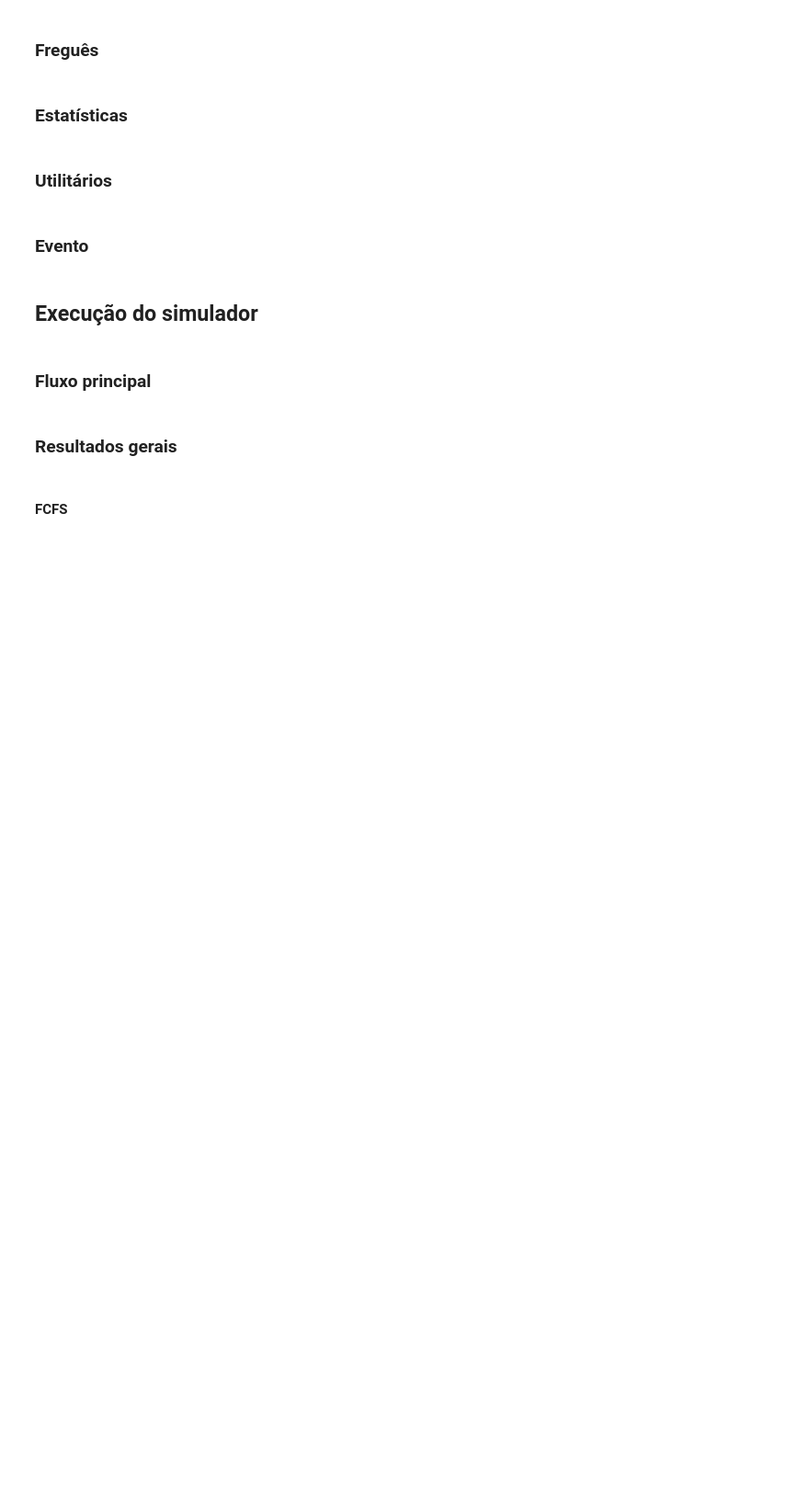
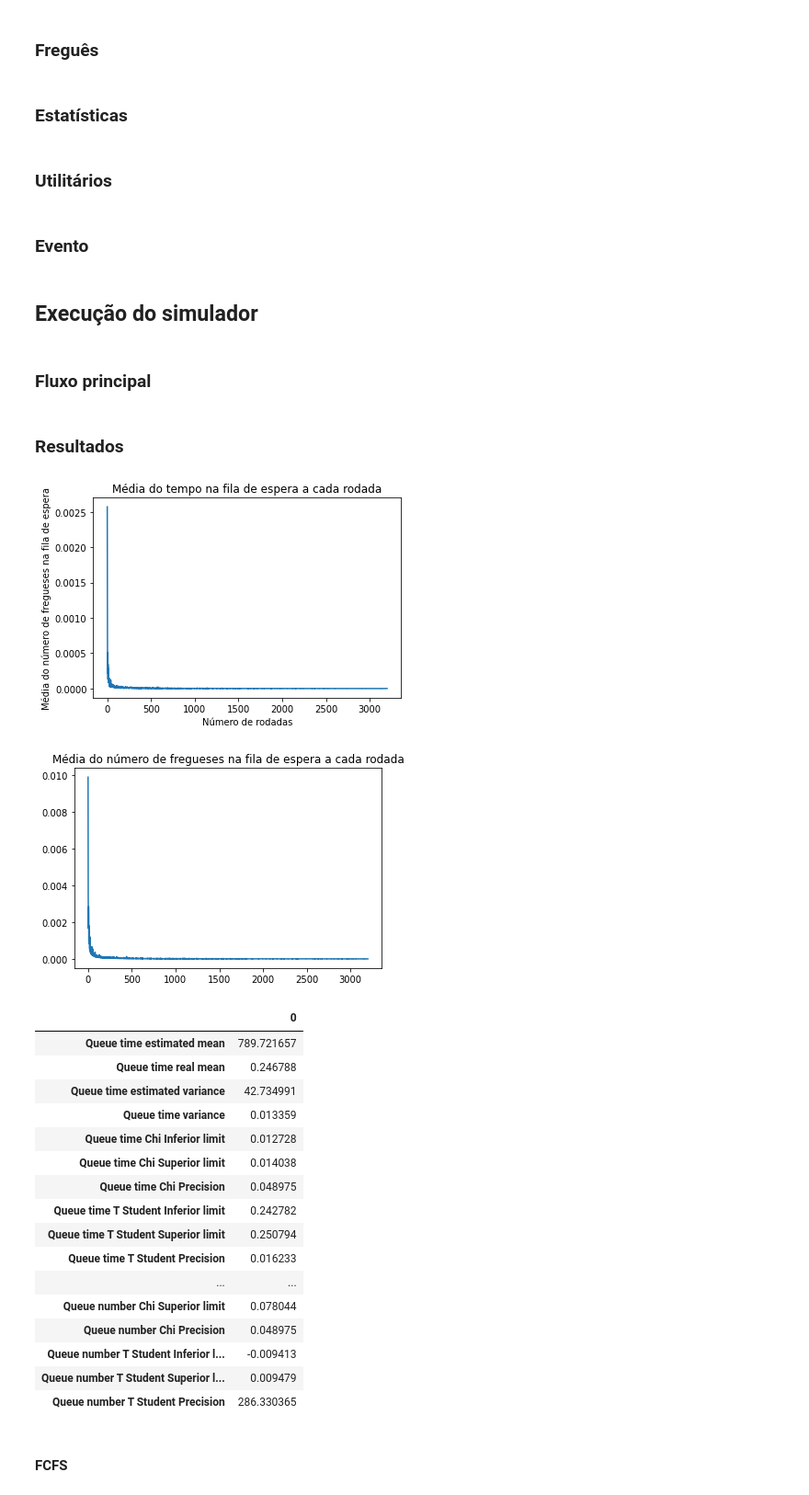
Before and after one commit to RafaelxFernandes/Avaliacao-e-Desempenho-22.1, a Jupyter notebook: simulador.ipynb, the cells around one changed output. Shown at 92% size. Saved outputs shown, nothing was run; the diff lists cells and outputs as text; code cells hidden in the pictures; blank space fills up the shorter version.

Commit message:
seed | resultados tabelados

```diff
--- a/simulador.ipynb
+++ b/simulador.ipynb
@@ -155,10 +157,9 @@ class Utils:
         return t0
 
 
-    # A taxa de serviço é igual à 1 pois foi dada na descrição do trabalho
     def generate_service_time():
         '''
-        Calcula tempo de serviço com taxa igual à 1
+        Calcula tempo de serviço com taxa igual à 1, pois foi dada na descrição do trabalho
         '''
 
         u0 = np.random.uniform()
@@ -173,12 +174,12 @@ class Utils:
         '''
 
         # Cálculo dos limites inferior e superior
-        superior_limit = ((N_ROUNDS - 1) * estimated_variance) / chi2.ppf(q = 0.025, df = N_ROUNDS - 1)
-        inferior_limit = ((N_ROUNDS - 1) * estimated_variance) / chi2.ppf(q = 0.975, df = N_ROUNDS - 1)
+        superior_limit = ((N_ROUNDS - 1) * estimated_variance)/ chi2.ppf(q = 0.025, df = N_ROUNDS - 1)
+        inferior_limit = ((N_ROUNDS - 1) * estimated_variance)/ chi2.ppf(q = 0.975, df = N_ROUNDS - 1)
 
         # Cálculo da precisão
-        chi_sup = chi2.ppf(q = 0.025, df = N_ROUNDS-1)
-        chi_inf =  chi2.ppf(q = 0.975, df = N_ROUNDS-1)
+        chi_sup = chi2.ppf(q = 0.025, df = N_ROUNDS - 1)
+        chi_inf = chi2.ppf(q = 0.975, df = N_ROUNDS - 1)
         precision = (chi_inf - chi_sup)/ (chi_sup + chi_inf)
 
         return inferior_limit, superior_limit , precision
@@ -381,6 +447,28 @@ def main(lambda_rate, FCFS = True):
     return results_dataframe
 # %% [markdown]
-### Resultados gerais
+### Resultados
+# %%
+main(0.2)
+# %% [output]
+[figure, added]
+[figure, added]
+|  | 0 |
+| Queue time estimated mean | 789.721657 |
+| Queue time real mean | 0.246788 |
+| Queue time estimated variance | 42.734991 |
+| Queue time variance | 0.013359 |
+| Queue time Chi Inferior limit | 0.012728 |
+| Queue time Chi Superior limit | 0.014038 |
+| Queue time Chi Precision | 0.048975 |
+| Queue time T Student Inferior limit | 0.242782 |
+| Queue time T Student Superior limit | 0.250794 |
+| Queue time T Student Precision | 0.016233 |
+| ... | ... |
+| Queue number Chi Superior limit | 0.078044 |
+| Queue number Chi Precision | 0.048975 |
+| Queue number T Student Inferior l... | -0.009413 |
+| Queue number T Student Superior l... | 0.009479 |
+| Queue number T Student Precision | 286.330365 |
 # %% [markdown]
 #### FCFS
 # %%
```
Also changed, not shown: parts of 15 cells of this notebook.
